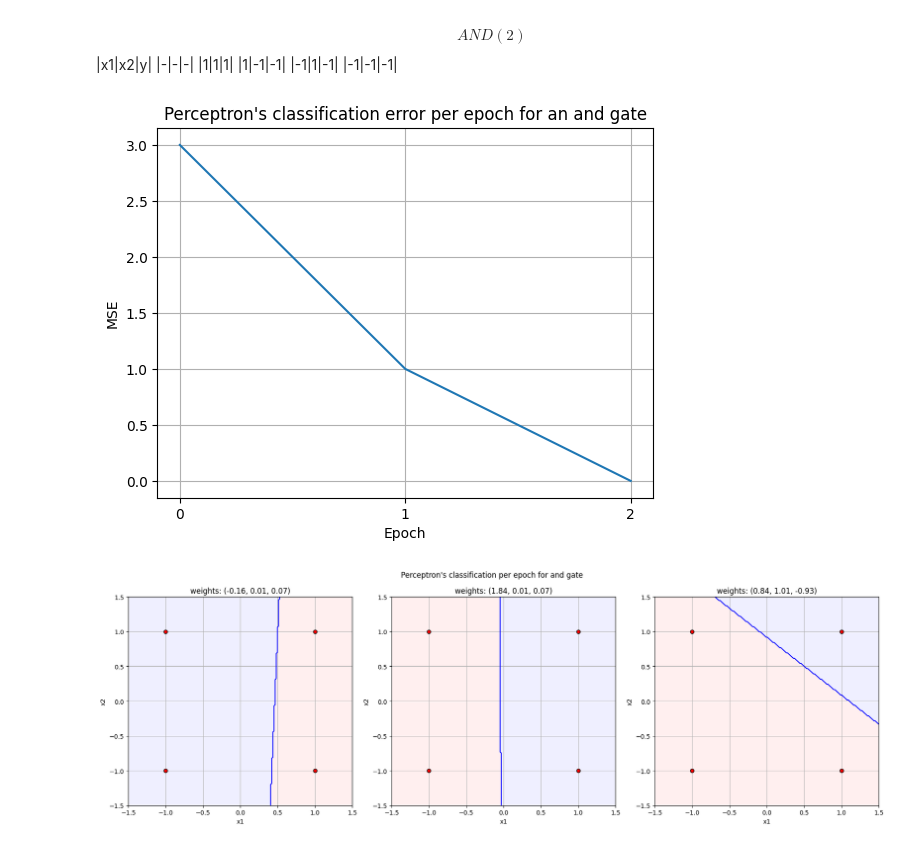
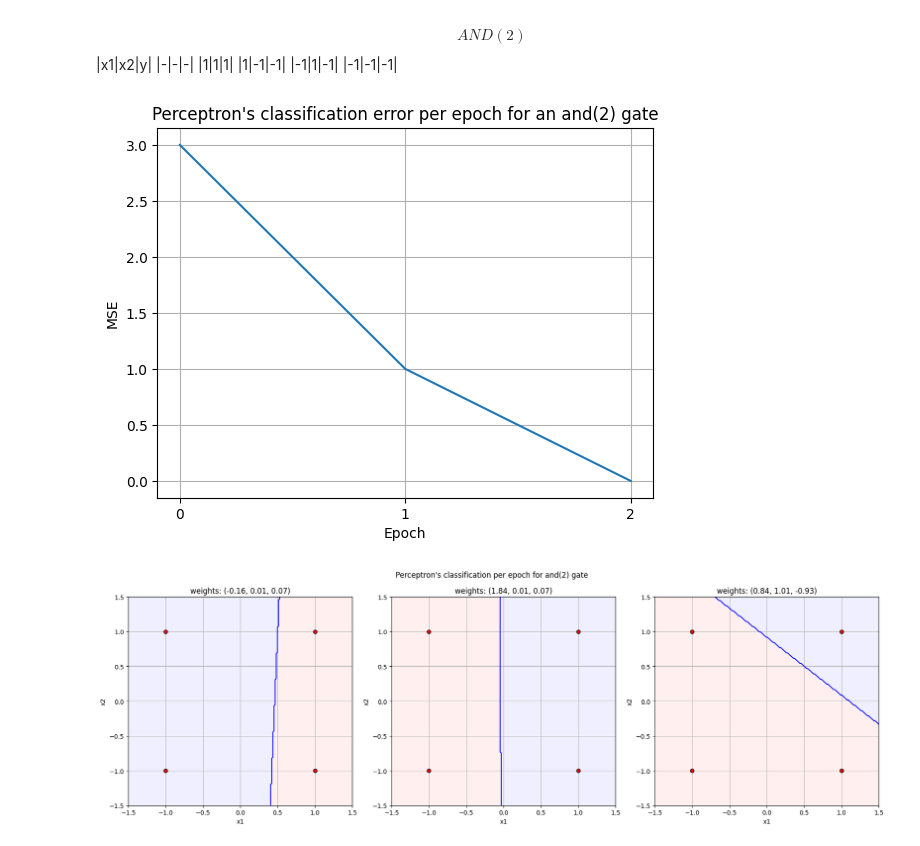
Before and after one commit to mbianchif/Aprendizaje-Profundo, a Jupyter notebook: tp2/notebook.ipynb, the cells around one changed output. Cells and saved outputs as stored; diff of their text form; code cells hidden in the pictures.

```diff
--- a/tp2/notebook.ipynb
+++ b/tp2/notebook.ipynb
@@ -86,5 +78,5 @@ m.train(X, Y, epoch_f=telemeter)
 # %%
-plot_errors(errors, "and")
+plot_errors(errors, "and(2)")
 # %% [output]
-[figure, old version]
+[figure, new version]
 # %%
```
Also changed, not shown: parts of 11 cells of this notebook, 1 other file.
